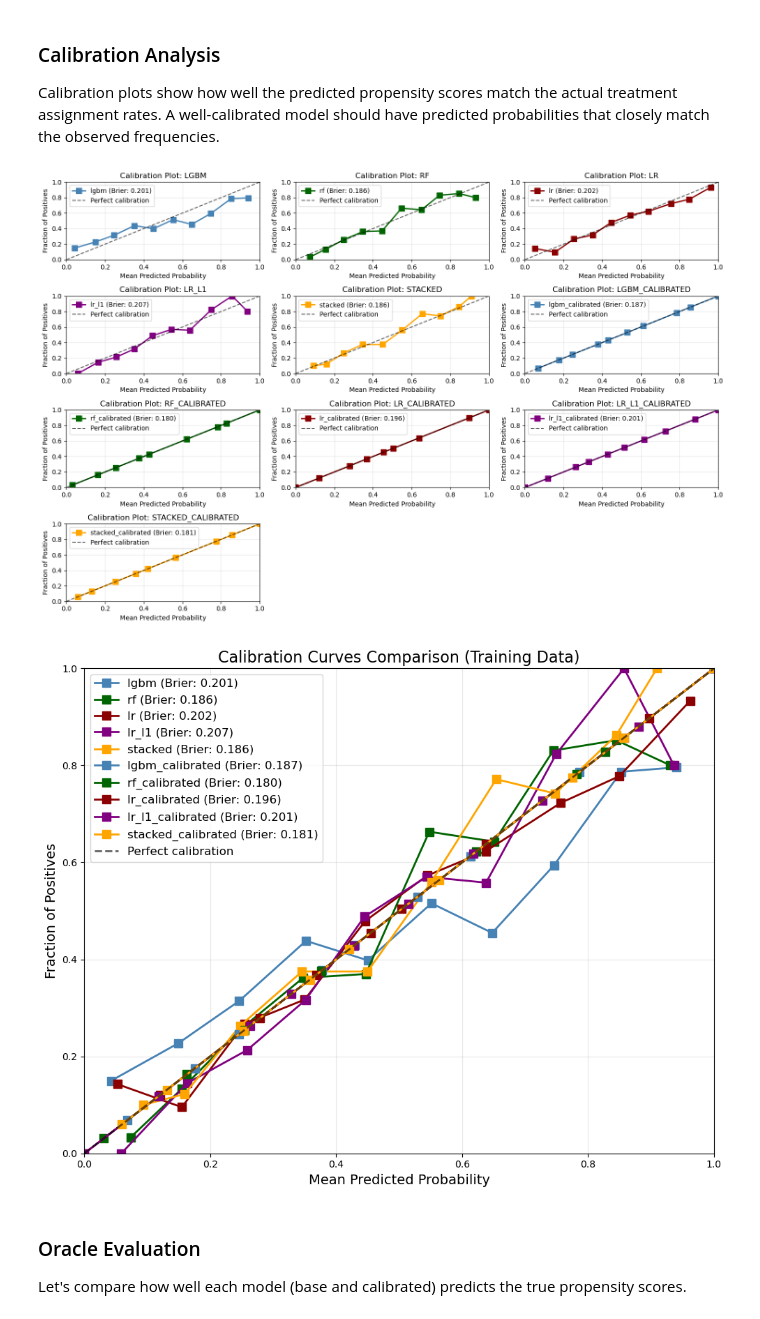
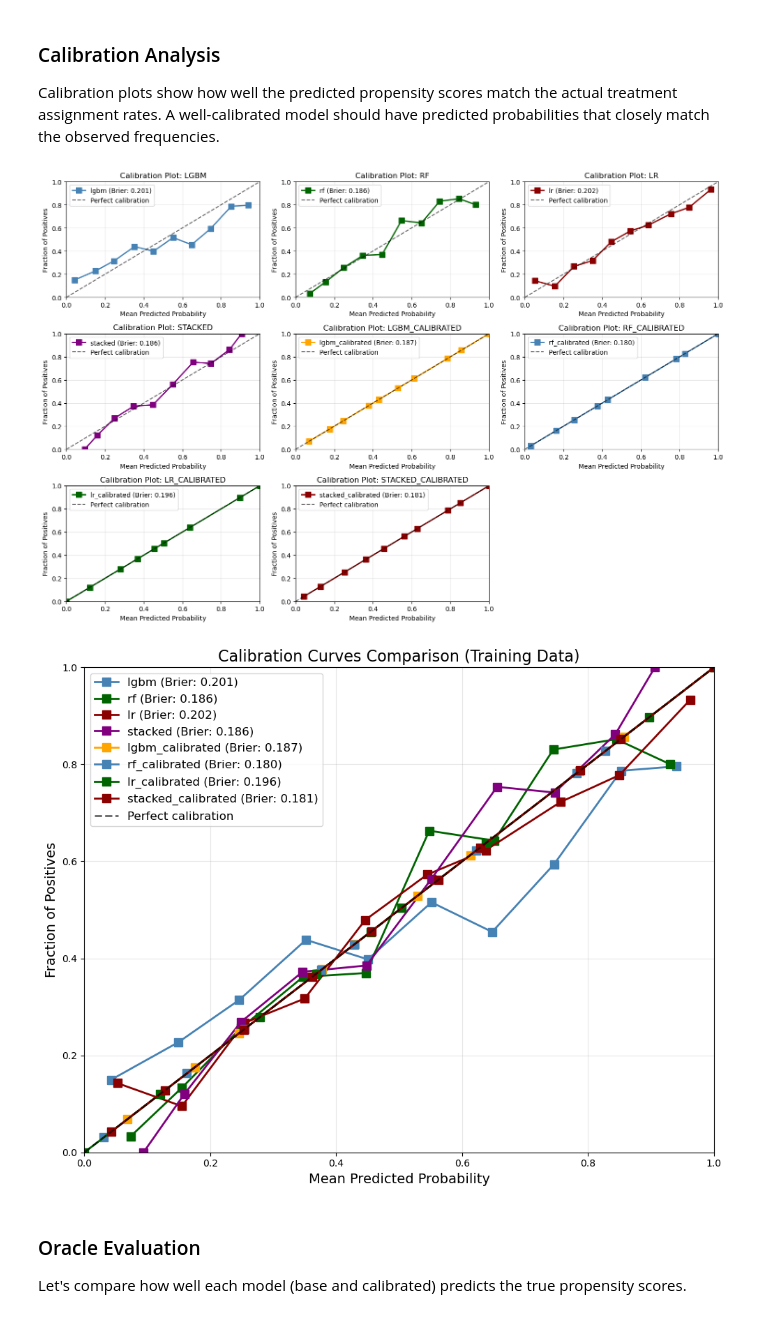
Before and after one commit to SvenKlaassen/cov-balance, a Jupyter notebook: ps_evaluation/notebooks/ps_evaluation_nonlinear_01.ipynb, the cells around one changed output. Saved outputs shown, nothing was run; the diff lists cells and outputs as text; code cells hidden in the pictures.

Commit message:
update plots

```diff
--- a/ps_evaluation/notebooks/ps_evaluation_nonlinear_01.ipynb
+++ b/ps_evaluation/notebooks/ps_evaluation_nonlinear_01.ipynb
@@ -5,8 +5,10 @@
 import numpy as np
 import pandas as pd
 import matplotlib.pyplot as plt
+from matplotlib.colors import to_hex
 import seaborn as sns
 import sys
+import plotnine as p9
 
 
 # Sklearn imports
@@ -37,14 +39,17 @@ logger.info("Notebook logger is active.")
 
 # Add the DGP and utils modules to the path
 sys.path.append('../dgps')
+from dgp_01 import dgp_01
+
 sys.path.append('../utils')
-from dgp_01 import dgp_01
 from ps_models import StackedEnsemble
 from ps_evaluation import evaluate_and_rank_models, log_evaluation_report
+from covariate_balance import MultiMethodBalanceTable
+from ps_plots import plot_propensity_distributions, plot_calibration_curves, plot_vs_true_propensity_comparison
 
-# Set style for plots
-plt.style.use('default')
-sns.set_palette('husl')
+plt.style.use("tableau-colorblind10")
+sns.set_palette("colorblind")
+p9_colors = [to_hex(c) for c in sns.color_palette("colorblind")]
 
 # Set random seed for reproducibility
 np.random.seed(42)
@@ -72,8 +77,8 @@ dgp_dict = {
 }
 
 # Generate training data with linear treatment assignment
-train_data_linear = dgp_01(n=n_train, random_state=42, **dgp_dict)
+train_data = dgp_01(n=n_train, random_state=42, **dgp_dict)
 
-logger.info(f"Training data shape: {train_data_linear.shape}")
-logger.info(f"Training data columns: {list(train_data_linear.columns)}")
+logger.info(f"Training data shape: {train_data.shape}")
+logger.info(f"Training data columns: {list(train_data.columns)}")
 # %% [output]
@@ -204,13 +134,6 @@ base_learners = {
         random_state=42,
         max_iter=1000
     ),
-    'lr_l1': LogisticRegression(
-        C=0.1,
-        penalty='l1',
-        solver='liblinear',
-        random_state=42,
-        max_iter=1000
-    ),
 }
 # %% [markdown]
 Create and stacked learner and fit all models
@@ -230,7 +153,7 @@ ensemble_model = StackedEnsemble(
 Generate cross-fitted predictions for propensity scores.
 # %%
 ps_dict = ensemble_model.predict_ps(
-    X=train_data_linear.drop(columns=['treatment', 'true_propensity_score']),
-    y=train_data_linear['treatment']
+    X=train_data.drop(columns=['treatment', 'true_propensity_score']),
+    y=train_data['treatment']
 )
 # %% [output]
@@ -371,13 +200,13 @@ def plot_calibration_curves(y_true, prob_dict, n_bins=10, figsize=(15, 10)):
 # %%
 # Create calibration plots for training data
 plot_calibration_curves(
-    y_true=train_data_linear['treatment'],
+    y_true=train_data['treatment'],
     prob_dict=ps_dict,
     n_bins=10
 )
 # %% [output]
-[figure, old version]
+[figure, new version]
-[figure, old version]
+[figure, new version]
 # %% [markdown]
 ### Oracle Evaluation
 
```
Also changed, not shown: parts of 13 cells of this notebook, 2 other files.
